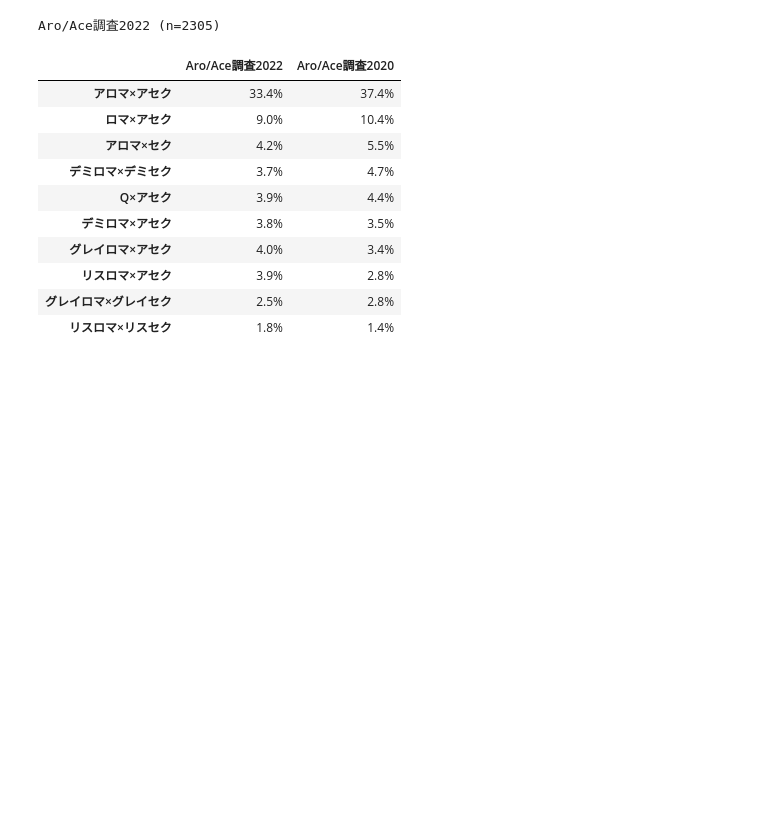
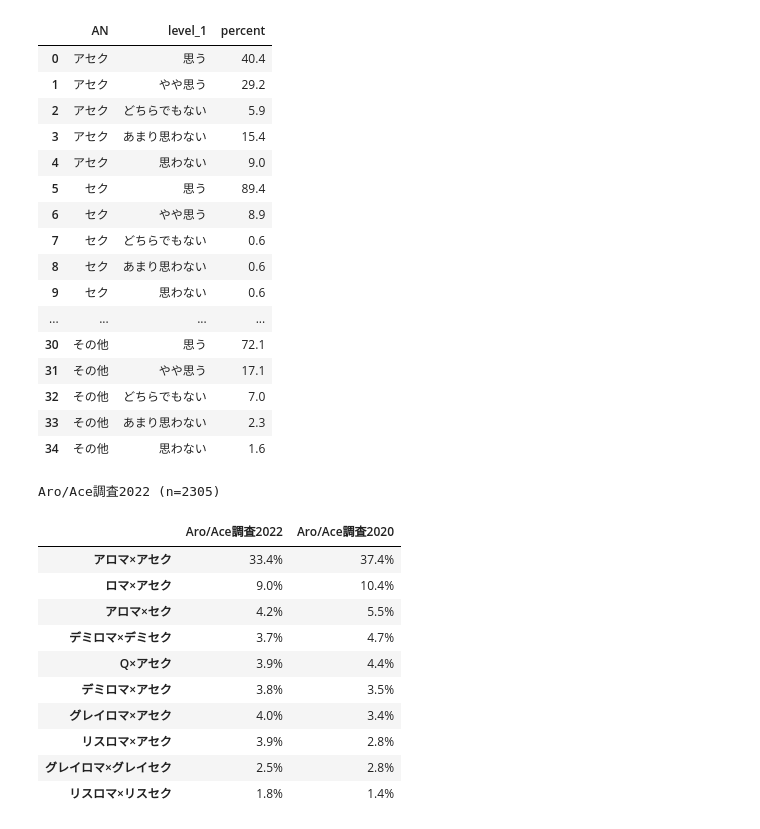
Before and after one commit to ypresto/asloop-survey, a Jupyter notebook: plot.ipynb, the cells around one changed output. Cells and saved outputs as stored; diff of their text form; code cells hidden in the pictures; blank space fills up the shorter version.

Commit message:
Add table for detail of arousal question

```diff
--- a/plot.ipynb
+++ b/plot.ipynb
@@ -598,6 +598,43 @@ def render_age_plot():
     save_figure(figure, title2)
 
 # render_age_plot()
+# %%
+# 自分に"性欲"があると思うか×性的指向 (回答数が少ない項目のラベルが消えている)
+
+def render_arousal_table():
+    column = 'AF'
+    group_by = 'AN'
+
+    table = pd.crosstab(df[column], df[group_by], normalize='columns')
+    row_order=pd.Index(choices_df.loc[column, '選択肢']).union(pd.Index(table.index), sort=False)
+    table = table.reindex(row_order)
+
+    col_order = pd.Index(choices_df.loc[group_by, '選択肢']).union(pd.Index(table.columns), sort=False)
+
+    # TODO: filter can drop nonexistent columns
+    data = table.filter(col_order).unstack(fill_value=0).mul(100).rename('percent').reset_index()
+    data['percent'] = data['percent'].round(1)
+    display(data)
+
+render_arousal_table()
+# %% [output]
+|  | AN | level_1 | percent |
+| 0 | アセク | 思う | 40.4 |
+| 1 | アセク | やや思う | 29.2 |
+| 2 | アセク | どちらでもない | 5.9 |
+| 3 | アセク | あまり思わない | 15.4 |
+| 4 | アセク | 思わない | 9.0 |
+| 5 | セク | 思う | 89.4 |
+| 6 | セク | やや思う | 8.9 |
+| 7 | セク | どちらでもない | 0.6 |
+| 8 | セク | あまり思わない | 0.6 |
+| 9 | セク | 思わない | 0.6 |
+| ... | ... | ... | ... |
+| 30 | その他 | 思う | 72.1 |
+| 31 | その他 | やや思う | 17.1 |
+| 32 | その他 | どちらでもない | 7.0 |
+| 33 | その他 | あまり思わない | 2.3 |
+| 34 | その他 | 思わない | 1.6 |
 # %%
 # 主な恋愛的指向×性的指向アイデンティティの組み合わせ
 
```
